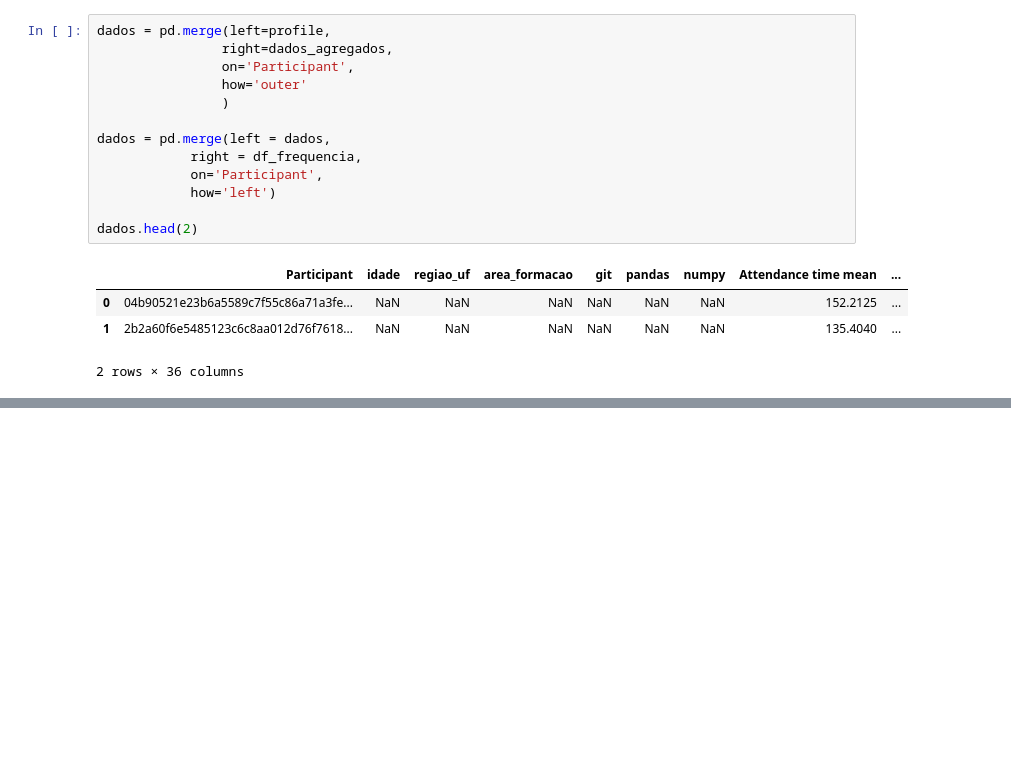
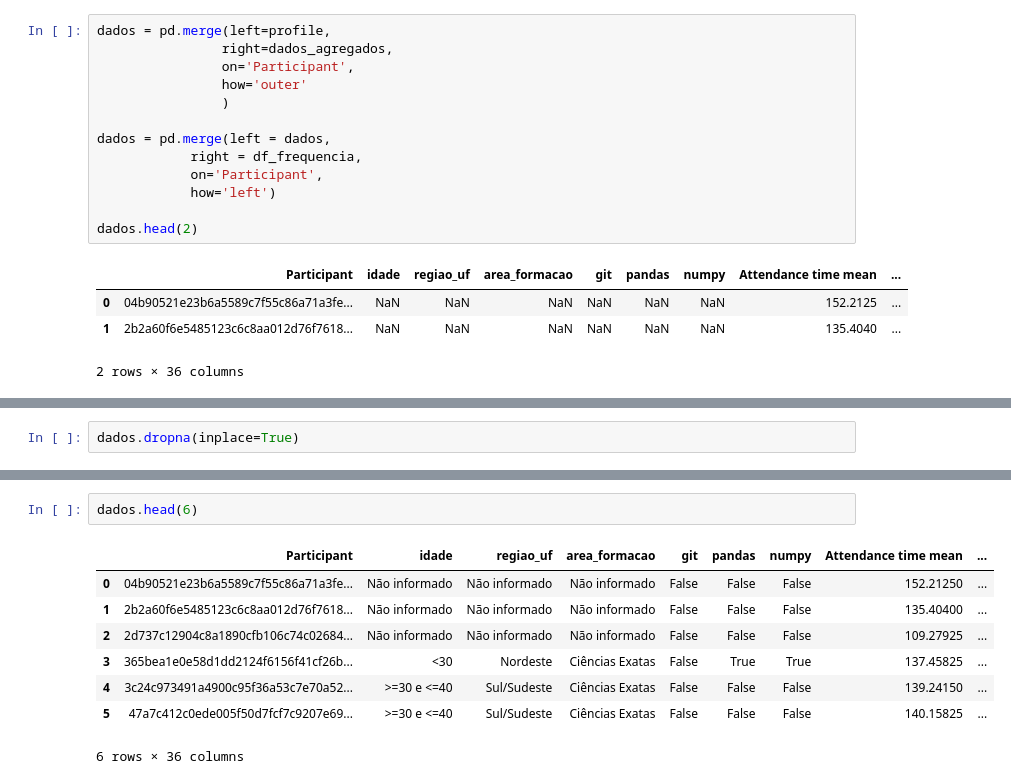
Before and after one commit to robertosgpontes/santander1175, a Jupyter notebook: EDA.ipynb, the cells around one changed output, grey strips where cells are left out. Cells and saved outputs as stored; diff of their text form; blank space fills up the shorter version.

```diff
--- a/EDA.ipynb
+++ b/EDA.ipynb
@@ -356,0 +408,2 @@ dados.head(2)
+# %%
+dados.dropna(inplace=True)
@@ -356,0 +430,11 @@ dados.head(2)
+# %%
+dados.head(6)
+# %% [output]
+|  | Participant | idade | regiao_uf | area_formacao | git | pandas | numpy | Attendance time mean | ... |
+| 0 | 04b90521e23b6a5589c7f55c86a71a3fe... | Não informado | Não informado | Não informado | False | False | False | 152.21250 | ... |
+| 1 | 2b2a60f6e5485123c6c8aa012d76f7618... | Não informado | Não informado | Não informado | False | False | False | 135.40400 | ... |
+| 2 | 2d737c12904c8a1890cfb106c74c02684... | Não informado | Não informado | Não informado | False | False | False | 109.27925 | ... |
+| 3 | 365bea1e0e58d1dd2124f6156f41cf26b... | <30 | Nordeste | Ciências Exatas | False | True | True | 137.45825 | ... |
+| 4 | 3c24c973491a4900c95f36a53c7e70a52... | >=30 e <=40 | Sul/Sudeste | Ciências Exatas | False | False | False | 139.24150 | ... |
+| 5 | 47a7c412c0ede005f50d7fcf7c9207e69... | >=30 e <=40 | Sul/Sudeste | Ciências Exatas | False | False | False | 140.15825 | ... |
+6 rows × 36 columns
```
Also changed, not shown: parts of 13 cells of this notebook, 1 other file.
